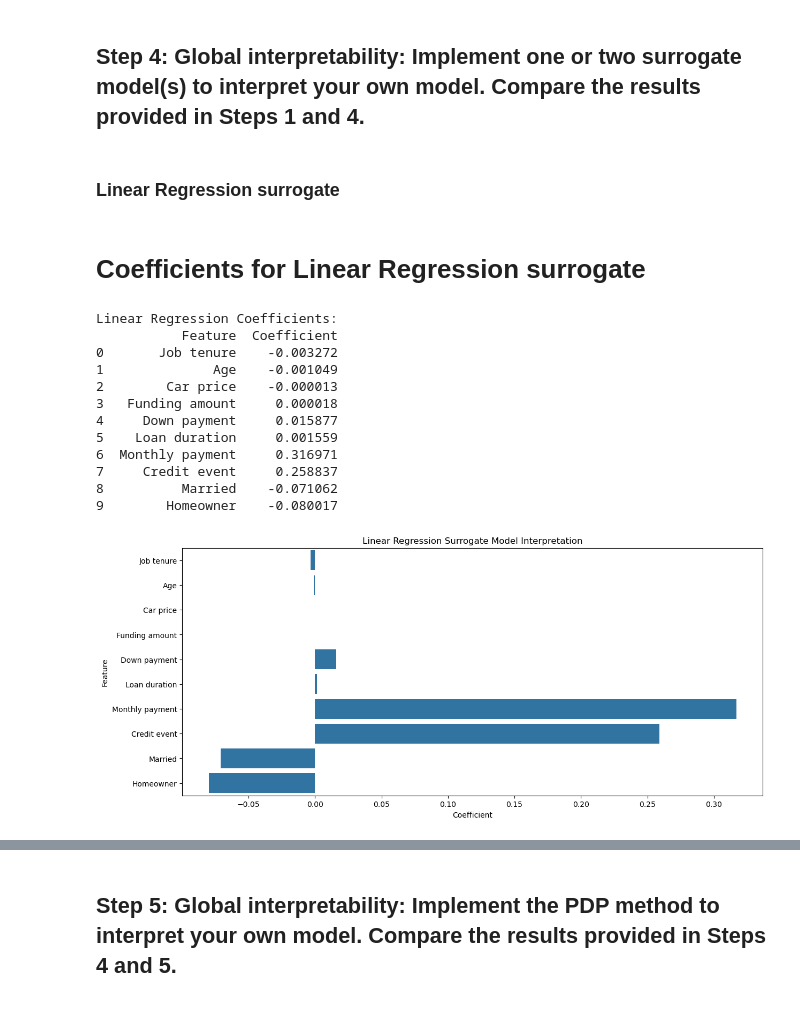
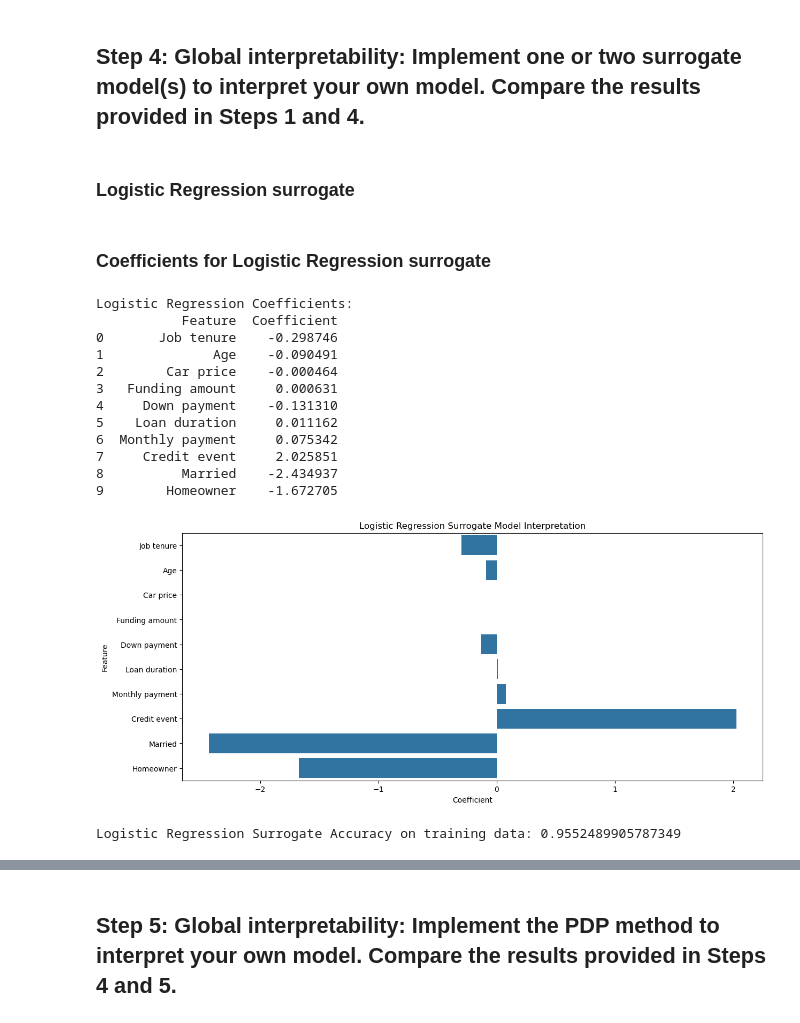
Before and after one commit to agossetX/interpretability_algorithmic_fairness_group_2, a Jupyter notebook: main.ipynb, the cells around one changed output, grey strips where cells are left out. Saved outputs shown, nothing was run; the diff lists cells and outputs as text; code cells hidden in the pictures.

```diff
--- a/main.ipynb
+++ b/main.ipynb
@@ -334,37 +332,47 @@ y_surrogate = xgb_model.predict_proba(X_train)[:, 1] # we focus on the positive
+# %%
+from sklearn.linear_model import LogisticRegression
+from sklearn.metrics import accuracy_score
+
+y_surrogate_class = xgb_model.predict(X_train)
 # %% [markdown]
-### Linear Regression surrogate
+### Logistic Regression surrogate
-# %%
-lr_surrogate = LinearRegression()
-lr_surrogate.fit(X_train, y_surrogate)
-
-y_lr_pred = lr_surrogate.predict(X_test)
+# %%
+log_reg_surrogate = LogisticRegression()
+log_reg_surrogate.fit(X_train, y_surrogate_class)
+
+y_log_reg_pred = log_reg_surrogate.predict(X_test)
 # %% [markdown]
-# Coefficients for Linear Regression surrogate
+### Coefficients for Logistic Regression surrogate
 # %%
-coefficients_lr = pd.DataFrame({
+coefficients_log_reg = pd.DataFrame({
     'Feature': X.columns,
-    'Coefficient': lr_surrogate.coef_
+    'Coefficient': log_reg_surrogate.coef_[0]
 })
 
-print("Linear Regression Coefficients:")
-print(coefficients_lr)
+print("Logistic Regression Coefficients:")
+print(coefficients_log_reg)
 
-# Plotting the coefficients
+# Plotting coefficients
 plt.figure(figsize=(14,6))
-sns.barplot(x='Coefficient', y='Feature', data=coefficients_lr)
-plt.title('Linear Regression Surrogate Model Interpretation')
+sns.barplot(x='Coefficient', y='Feature', data=coefficients_log_reg)
+plt.title('Logistic Regression Surrogate Model Interpretation')
 plt.show()
+
+# Evaluate surrogate accuracy
+log_reg_accuracy = accuracy_score(y_surrogate_class, log_reg_surrogate.predict(X_train))
+print(f"Logistic Regression Surrogate Accuracy on training data: {log_reg_accuracy}")
 # %% [output]
-Linear Regression Coefficients:
+Logistic Regression Coefficients:
            Feature  Coefficient
-0       Job tenure    -0.003272
-1              Age    -0.001049
-2        Car price    -0.000013
-3   Funding amount     0.000018
-4     Down payment     0.015877
-5    Loan duration     0.001559
-6  Monthly payment     0.316971
-7     Credit event     0.258837
-8          Married    -0.071062
-9        Homeowner    -0.080017
+0       Job tenure    -0.298746
+1              Age    -0.090491
+2        Car price    -0.000464
+3   Funding amount     0.000631
+4     Down payment    -0.131310
+5    Loan duration     0.011162
+6  Monthly payment     0.075342
+7     Credit event     2.025851
+8          Married    -2.434937
+9        Homeowner    -1.672705
-[figure, old version]
+[figure, new version]
+Logistic Regression Surrogate Accuracy on training data: 0.9552489905787349
```
Also changed, not shown: parts of 11 cells of this notebook.
